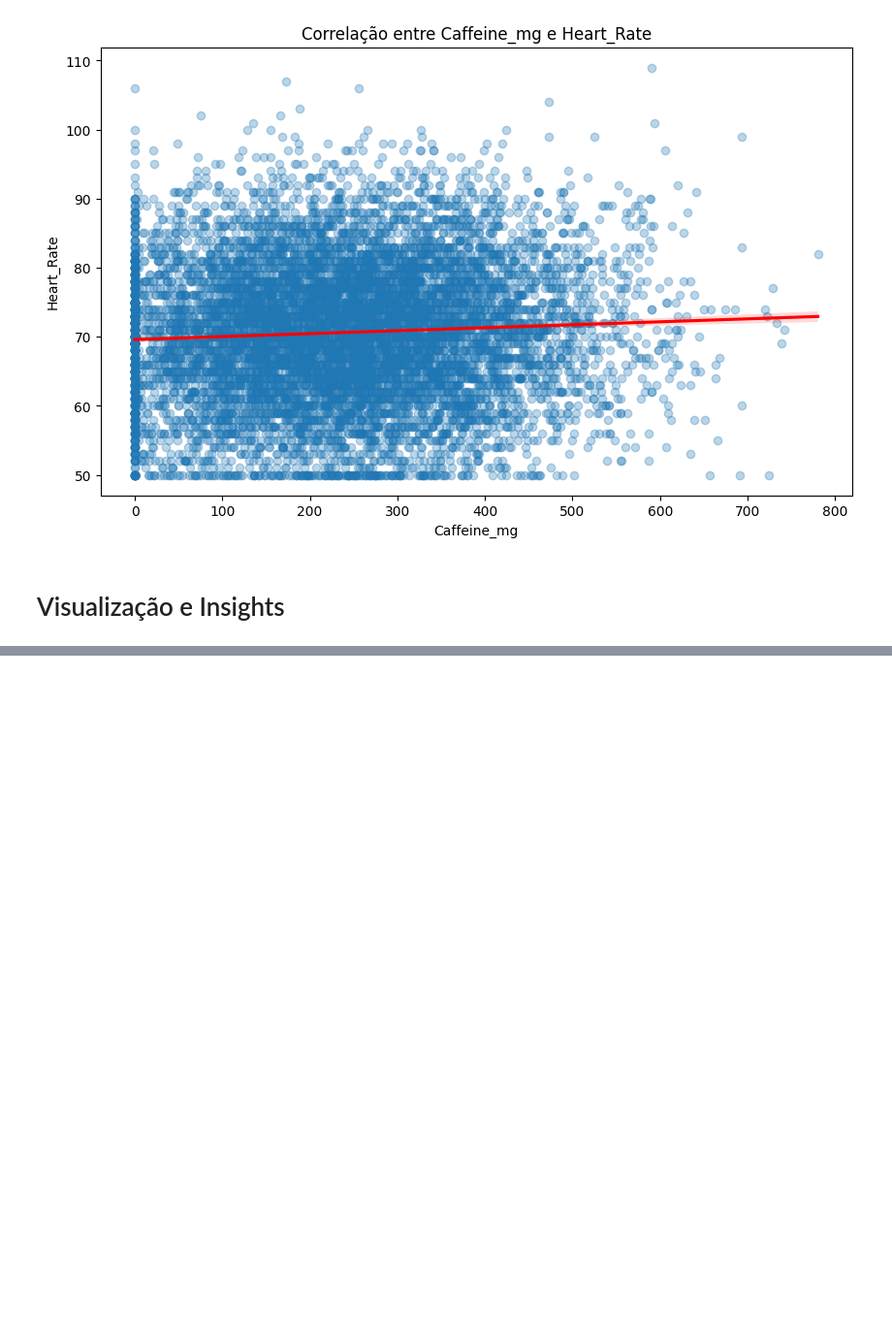
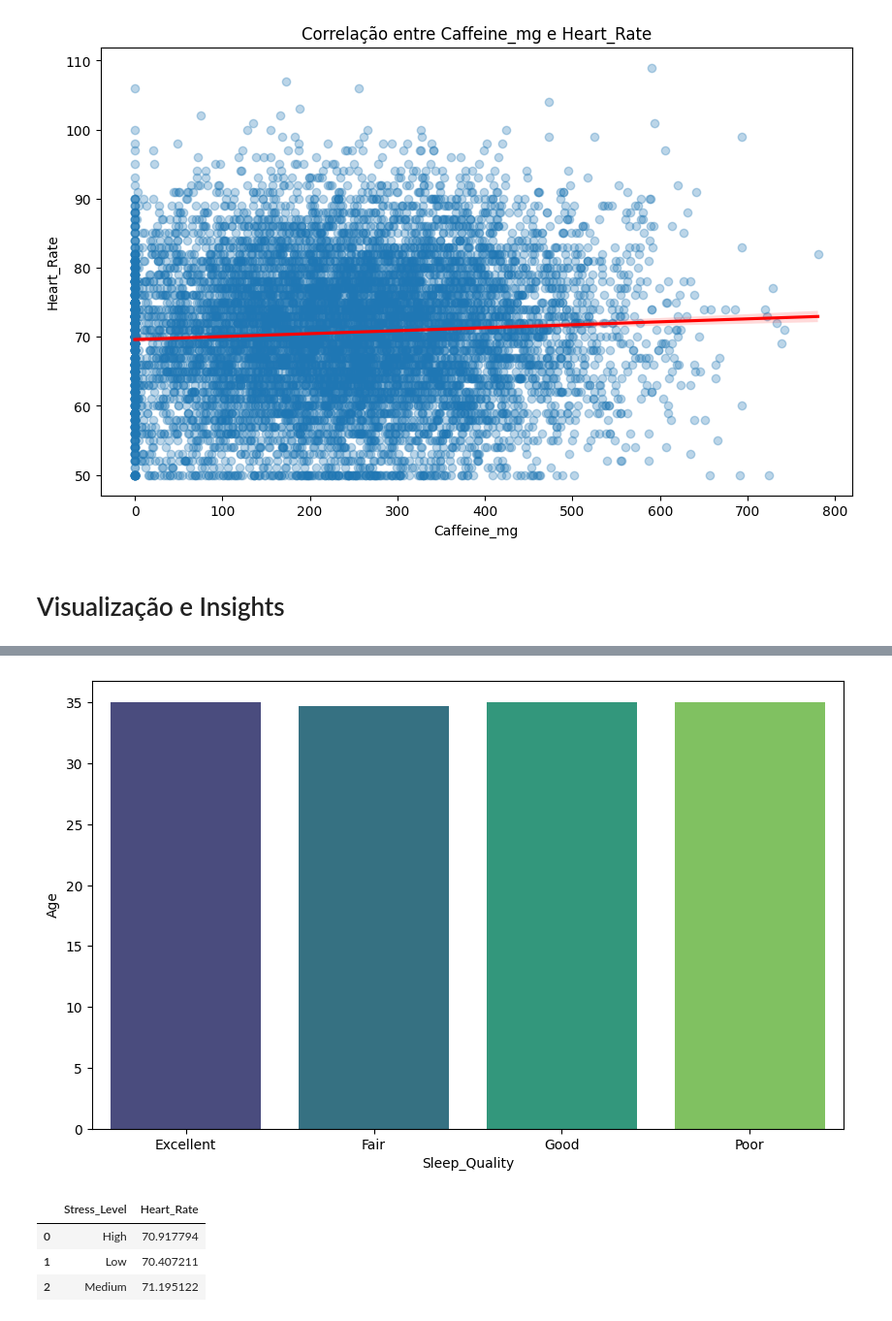
Before and after one commit to Augu5t0/Cientista-de-Dados-N-vel-1, a Jupyter notebook: Notebook/checkpoint.ipynb, the cells around one changed output, grey strips where cells are left out. Shown at 97% size. Saved outputs shown, nothing was run; the diff lists cells and outputs as text; code cells hidden in the pictures; blank space fills up the shorter version.

```diff
--- a/Notebook/checkpoint.ipynb
+++ b/Notebook/checkpoint.ipynb
@@ -251,0 +275,4 @@ gerar_grafico_correlacao(dados,'Caffeine_mg', 'Heart_Rate')
+# %%
+# media de idade para cada categoria da qualidade de sono
+qualidade_de_sono_por_idade = dados.groupby('Sleep_Quality')['Age'].mean().reset_index()
+qualidade_de_sono_por_idade
@@ -251,0 +285,13 @@ gerar_grafico_correlacao(dados,'Caffeine_mg', 'Heart_Rate')
+# %%
+gerar_grafico_barras_comparativo(qualidade_de_sono_por_idade, 'Sleep_Quality', 'Age')
+# %% [output]
+[figure, added]
+# %%
+# Media de ritmo cardíaco em repouso por nível de stress
+ritmo_cardiaco_por_stress = dados.groupby('Stress_Level')['Heart_Rate'].mean().reset_index()
+ritmo_cardiaco_por_stress
+# %% [output]
+|  | Stress_Level | Heart_Rate |
+| 0 | High | 70.917794 |
+| 1 | Low | 70.407211 |
+| 2 | Medium | 71.195122 |
```
Also changed, not shown: parts of 27 cells of this notebook, 28 other files.
